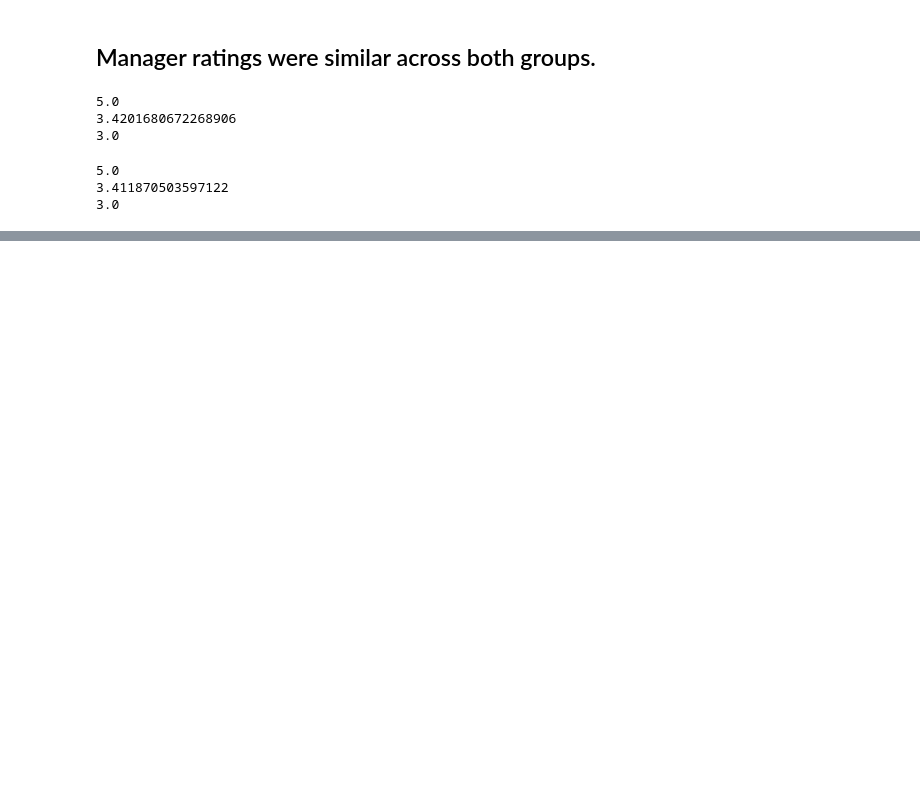
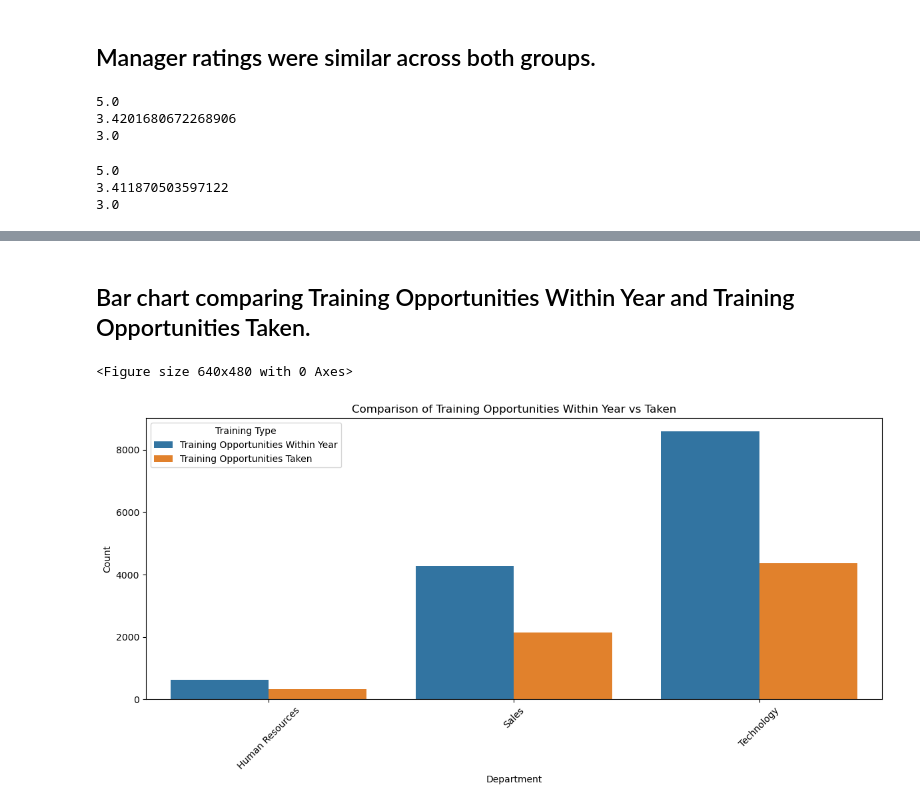
Before and after one commit to JoeyMassana/Capstone_Project_Directory, a Jupyter notebook: Notebook-1.ipynb, the cells around one changed output, grey strips where cells are left out. Drawn from its saved outputs; the diff is of its cells as text; code cells hidden in the pictures; blank space fills up the shorter version.

Commit message:
Made opportunities comparison

```diff
--- a/Notebook-1.ipynb
+++ b/Notebook-1.ipynb
@@ -447 +462,29 @@ st.pyplot(plt)
 DeltaGenerator()
+# %% [markdown]
+## Bar chart comparing Training Opportunities Within Year and Training Opportunities Taken.
+# %%
+# Grouping data if needed (e.g., by department)
+grouped_data = merged_df.groupby('Department')[['Training Opportunities Within Year', 'Training Opportunities Taken']].sum().reset_index()
+# %%
+# Melt the data for seaborn compatibility
+melted_data = pd.melt(grouped_data, id_vars='Department',
+                       value_vars=['Training Opportunities Within Year', 'Training Opportunities Taken'],
+                       var_name='Training Type', value_name='Count')
+
+# Create the bar plot
+plt.figure(figsize=(12, 6))
+sns.barplot(x='Department', y='Count', hue='Training Type', data=melted_data)
+
+# Customize the plot
+plt.title('Comparison of Training Opportunities Within Year vs Taken')
+plt.xlabel('Department')
+plt.ylabel('Count')
+plt.xticks(rotation=45)
+plt.legend(title='Training Type')
+plt.tight_layout()
+
+# Show the plot
+plt.show()
+# %% [output]
+<Figure size 640x480 with 0 Axes>
+[figure, added]
```
Also changed, not shown: parts of 18 cells of this notebook, 1 other file.
